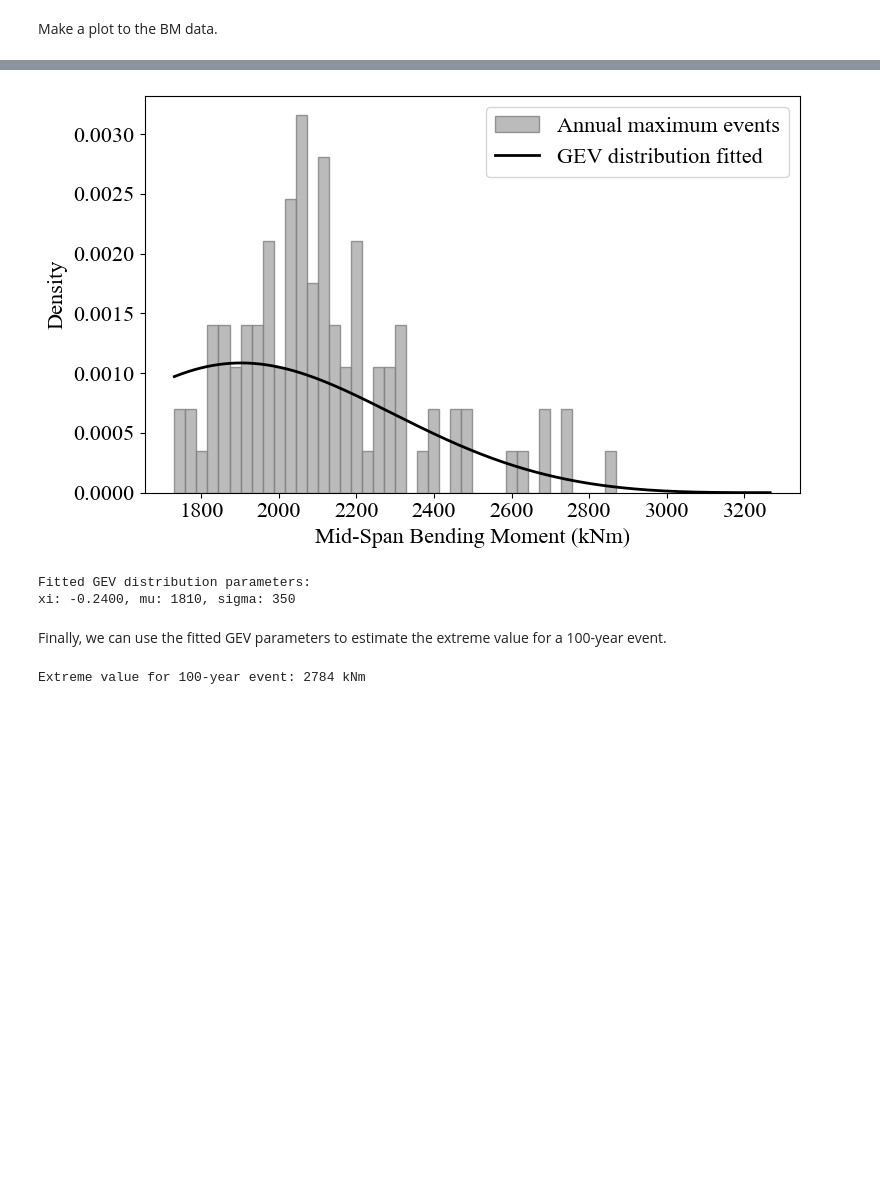
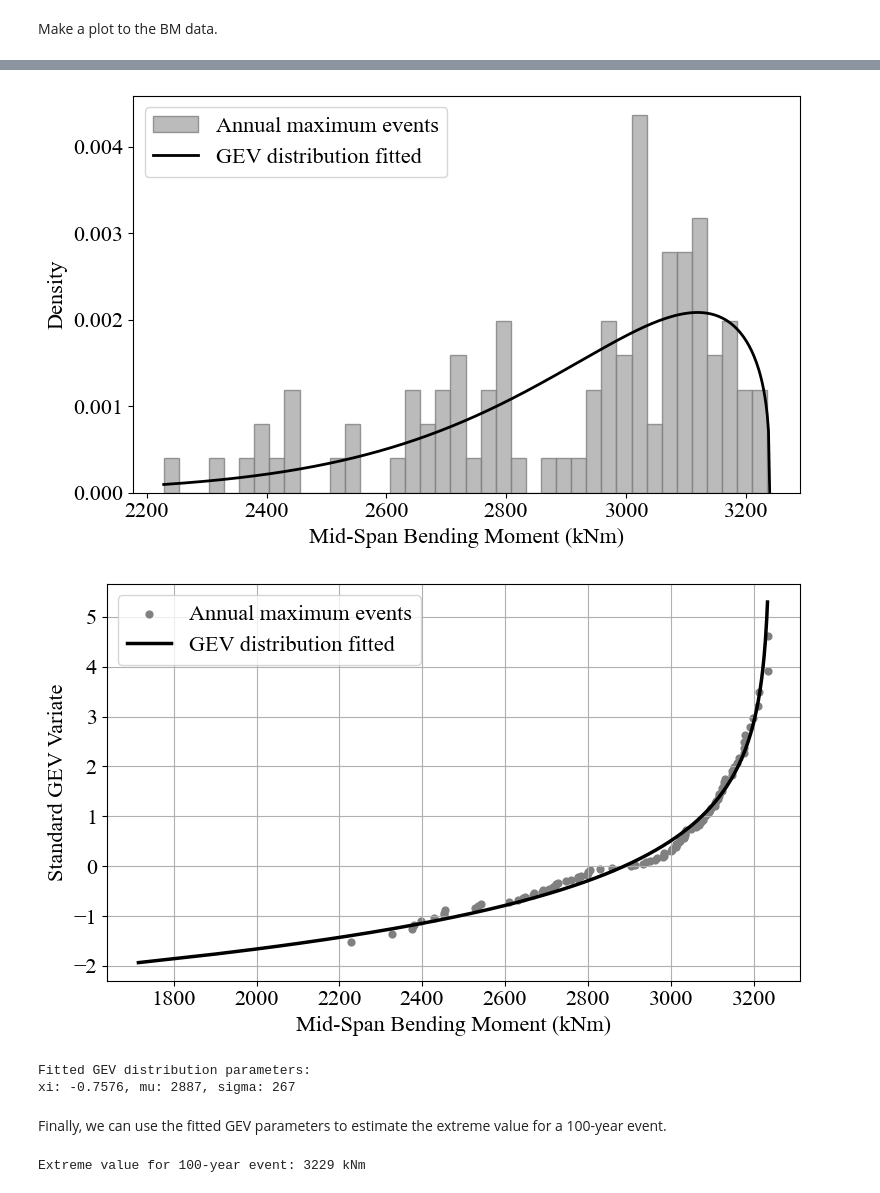
Before and after one commit to ccaprani/btls, a Jupyter notebook: docs/source/notebooks/BM.ipynb, the cells around one changed output, grey strips where cells are left out. Cells and saved outputs as stored; diff of their text form; code cells hidden in the pictures; blank space fills up the shorter version.

Commit message:
1. Small change to the plot labels; 2. Minor rainflow bug fix; 3. BM and POT examples update.

```diff
--- a/docs/source/notebooks/BM.ipynb
+++ b/docs/source/notebooks/BM.ipynb
@@ -91,3 +93,6 @@ BM_output = example_output["Case5"].read_data("BM_summary")["BM_S_20_Eff_1"]
+# %%
+example_output = pb.load_output("example_output_BM.pkl")
+BM_output = example_output["Case5"].read_data("BM_summary")["BM_S_20_Eff_1"]
 # %% [markdown]
 Make a plot to the BM data.
 # %%
@@ -142,20 +192,21 @@ def plot_BM_GEV_fitting(BM_data: pd.Series, mu: float, sigma: float, xi: float):
 # %%
-BM_data = BM_output.iloc[:, 1:]
-BM_data = BM_data.max(axis=1)
+one_truck_data = BM_output["1-Truck Event"]
 
-xi, mu, sigma = fit_gev_exceedances(BM_data)
-plot_BM_GEV_fitting(BM_data, mu, sigma, xi)
+xi, mu, sigma = fit_gev_exceedances(one_truck_data)
+plot_BM_GEV_pdf(one_truck_data, mu, sigma, xi)
+plot_BM_GEV_probability(one_truck_data, mu, sigma, xi)
 
 print("Fitted GEV distribution parameters:")
 print(f"xi: {xi:.4f}, mu: {mu:.0f}, sigma: {sigma:.0f}")
 # %% [output]
-[figure, old version]
+[figure, new version]
+[figure, added]
 Fitted GEV distribution parameters:
-xi: -0.2400, mu: 1810, sigma: 350
+xi: -0.7576, mu: 2887, sigma: 267
 # %% [markdown]
 Finally, we can use the fitted GEV parameters to estimate the extreme value for a 100-year event.
 # %%
 rl_100 = return_level(100, mu, sigma, xi)
 print(f"Extreme value for 100-year event: {rl_100:.0f} kNm")
 # %% [output]
-Extreme value for 100-year event: 2784 kNm
+Extreme value for 100-year event: 3229 kNm
```
Also changed, not shown: parts of 6 cells of this notebook, 11 other files.
